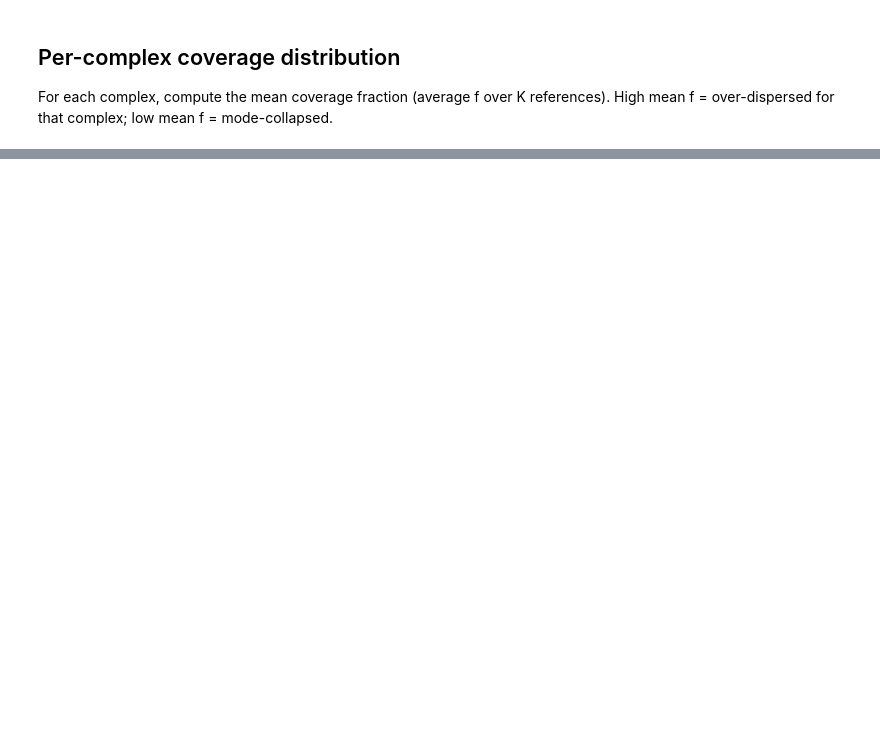
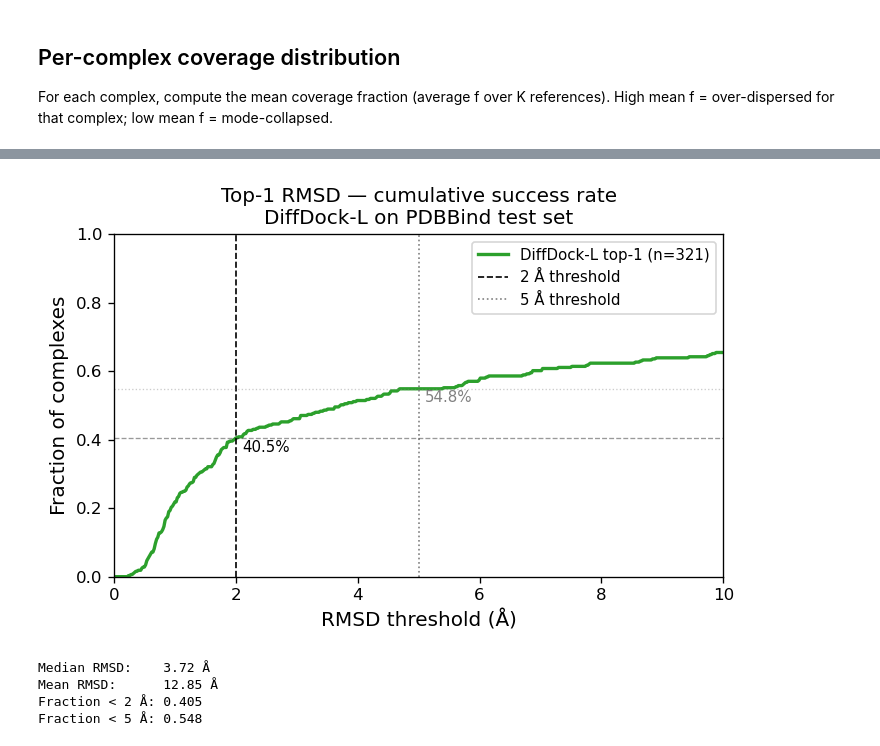
Before and after one commit to quentin-fuchs/MasterThesis, a Jupyter notebook: notebooks/tarp_analysis.ipynb, the cells around one changed output, grey strips where cells are left out. Saved outputs shown, nothing was run; the diff lists cells and outputs as text; code cells hidden in the pictures; blank space fills up the shorter version.

```diff
--- a/notebooks/tarp_analysis.ipynb
+++ b/notebooks/tarp_analysis.ipynb
@@ -121,0 +199,37 @@ mean_f_per_complex = np.nanmean(f_centroid, axis=1)
+# %%
+top1_rmsd = np.load(f"{MERGED}/top1_rmsd.npy")
+valid = top1_rmsd[np.isfinite(top1_rmsd)]
+
+thresholds = np.linspace(0, 10, 500)
+cdf = np.array([(valid < t).mean() for t in thresholds])
+
+fig, ax = plt.subplots(figsize=(6, 4))
+ax.plot(thresholds, cdf, color="C2", lw=2, label=f"DiffDock-L top-1 (n={len(valid)})")
+ax.axvline(2, color="k", linestyle="--", lw=1, label="2 Å threshold")
+ax.axvline(5, color="grey", linestyle=":", lw=1, label="5 Å threshold")
+ax.axhline((valid < 2).mean(), color="k", linestyle="--", lw=0.8, alpha=0.4)
+ax.axhline((valid < 5).mean(), color="grey", linestyle=":", lw=0.8, alpha=0.4)
+
+ax.text(2.1, (valid < 2).mean() - 0.04, f"{(valid < 2).mean()*100:.1f}%", fontsize=9, color="k")
+ax.text(5.1, (valid < 5).mean() - 0.04, f"{(valid < 5).mean()*100:.1f}%", fontsize=9, color="grey")
+
+ax.set_xlabel("RMSD threshold (Å)", fontsize=12)
+ax.set_ylabel("Fraction of complexes", fontsize=12)
+ax.set_title("Top-1 RMSD — cumulative success rate\nDiffDock-L on PDBBind test set")
+ax.set_xlim(0, 10)
+ax.set_ylim(0, 1)
+ax.legend(fontsize=9)
+plt.tight_layout()
+plt.savefig(f"{MERGED}/top1_rmsd_cdf.png", dpi=150, bbox_inches='tight')
+plt.show()
+
+print(f"Median RMSD:    {np.median(valid):.2f} Å")
+print(f"Mean RMSD:      {np.mean(valid):.2f} Å")
+print(f"Fraction < 2 Å: {(valid < 2).mean():.3f}")
+print(f"Fraction < 5 Å: {(valid < 5).mean():.3f}")
+# %% [output]
+[figure, added]
+Median RMSD:    3.72 Å
+Mean RMSD:      12.85 Å
+Fraction < 2 Å: 0.405
+Fraction < 5 Å: 0.548
```
Also changed, not shown: parts of 11 cells of this notebook, 2 other files.
